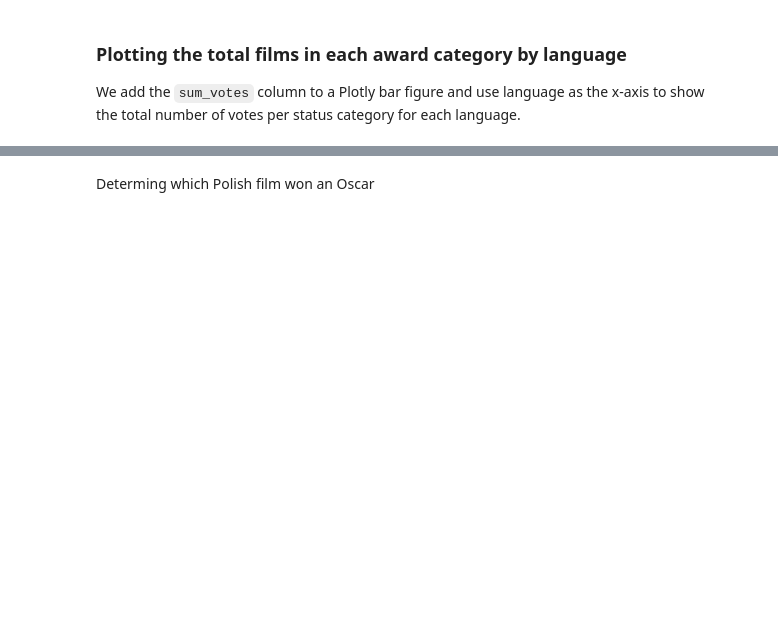
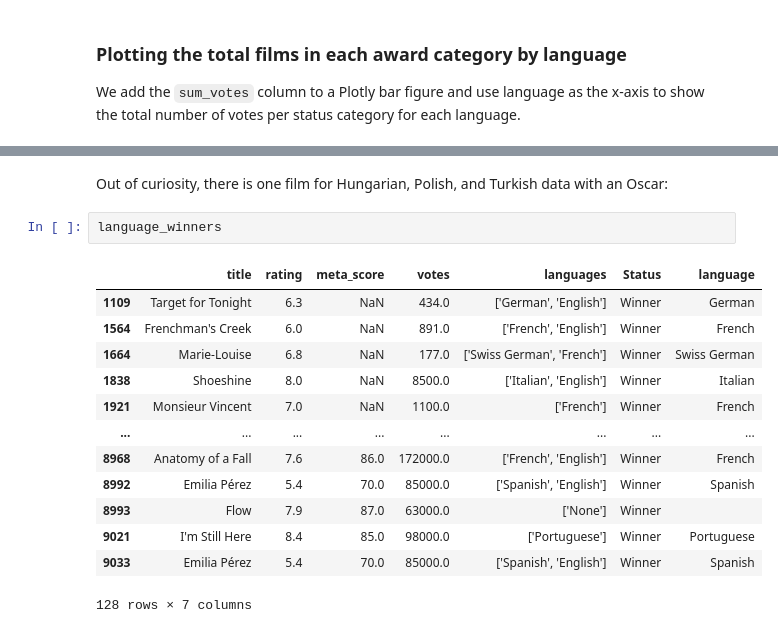
Before and after one commit to jad-bey/SIADS-593-Film-Awards-Data-Analysis, a Jupyter notebook: language graph.ipynb, the cells around one changed output, grey strips where cells are left out. Drawn from its saved outputs; the diff is of its cells as text; blank space fills up the shorter version.

Commit message:
Additional output for award winners

```diff
--- a/language graph.ipynb
+++ b/language graph.ipynb
@@ -153,3 +149,19 @@ fig_votes.show()
 # %% [markdown]
-Determing which Polish film won an Oscar
+Out of curiosity, there is one film for Hungarian, Polish, and Turkish data with an Oscar:
+# %%
+language_winners
+# %% [output]
+|  | title | rating | meta_score | votes | languages | Status | language |
+| 1109 | Target for Tonight | 6.3 | NaN | 434.0 | ['German', 'English'] | Winner | German |
+| 1564 | Frenchman's Creek | 6.0 | NaN | 891.0 | ['French', 'English'] | Winner | French |
+| 1664 | Marie-Louise | 6.8 | NaN | 177.0 | ['Swiss German', 'French'] | Winner | Swiss German |
+| 1838 | Shoeshine | 8.0 | NaN | 8500.0 | ['Italian', 'English'] | Winner | Italian |
+| 1921 | Monsieur Vincent | 7.0 | NaN | 1100.0 | ['French'] | Winner | French |
+| ... | ... | ... | ... | ... | ... | ... | ... |
+| 8968 | Anatomy of a Fall | 7.6 | 86.0 | 172000.0 | ['French', 'English'] | Winner | French |
+| 8992 | Emilia Pérez | 5.4 | 70.0 | 85000.0 | ['Spanish', 'English'] | Winner | Spanish |
+| 8993 | Flow | 7.9 | 87.0 | 63000.0 | ['None'] | Winner |  |
+| 9021 | I'm Still Here | 8.4 | 85.0 | 98000.0 | ['Portuguese'] | Winner | Portuguese |
+| 9033 | Emilia Pérez | 5.4 | 70.0 | 85000.0 | ['Spanish', 'English'] | Winner | Spanish |
+128 rows × 7 columns
 # %%
```
Also changed, not shown: parts of 6 cells of this notebook.
